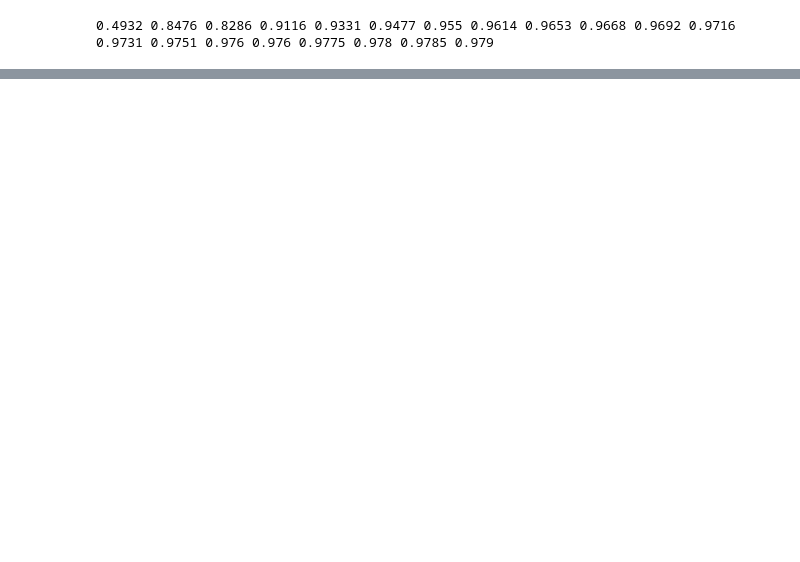
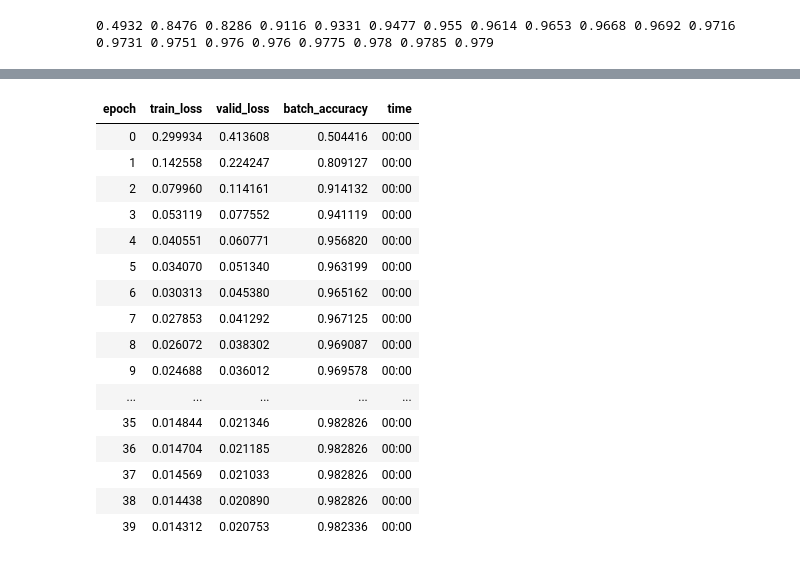
Before and after one commit to TBKHori/Analysis-ML-Deep-Learning, a Jupyter notebook: Untitled2.ipynb, the cells around one changed output, grey strips where cells are left out. Cells and saved outputs as stored; diff of their text form; code cells hidden in the pictures; blank space fills up the shorter version.

```diff
--- a/Untitled2.ipynb
+++ b/Untitled2.ipynb
@@ -686,0 +711,21 @@ learn.fit(10, lr=lr)
+# %%
+#hide_output
+learn.fit(40, 0.1)
+# %% [output]
+| epoch | train_loss | valid_loss | batch_accuracy | time |
+| 0 | 0.299934 | 0.413608 | 0.504416 | 00:00 |
+| 1 | 0.142558 | 0.224247 | 0.809127 | 00:00 |
+| 2 | 0.079960 | 0.114161 | 0.914132 | 00:00 |
+| 3 | 0.053119 | 0.077552 | 0.941119 | 00:00 |
+| 4 | 0.040551 | 0.060771 | 0.956820 | 00:00 |
+| 5 | 0.034070 | 0.051340 | 0.963199 | 00:00 |
+| 6 | 0.030313 | 0.045380 | 0.965162 | 00:00 |
+| 7 | 0.027853 | 0.041292 | 0.967125 | 00:00 |
+| 8 | 0.026072 | 0.038302 | 0.969087 | 00:00 |
+| 9 | 0.024688 | 0.036012 | 0.969578 | 00:00 |
+| ... | ... | ... | ... | ... |
+| 35 | 0.014844 | 0.021346 | 0.982826 | 00:00 |
+| 36 | 0.014704 | 0.021185 | 0.982826 | 00:00 |
+| 37 | 0.014569 | 0.021033 | 0.982826 | 00:00 |
+| 38 | 0.014438 | 0.020890 | 0.982826 | 00:00 |
+| 39 | 0.014312 | 0.020753 | 0.982336 | 00:00 |
```
Also changed, not shown: parts of 20 cells of this notebook.
